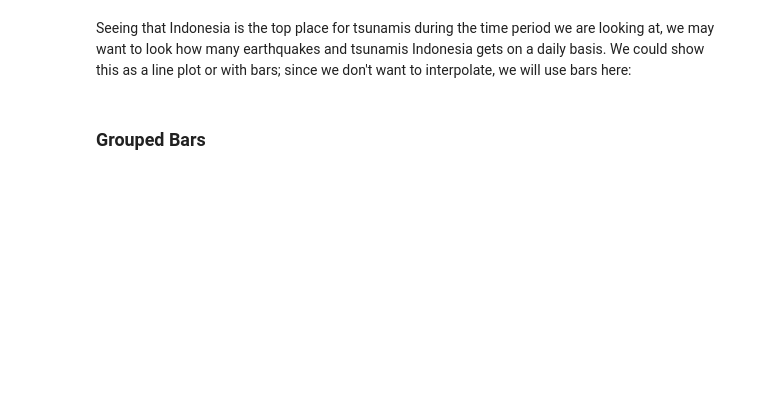
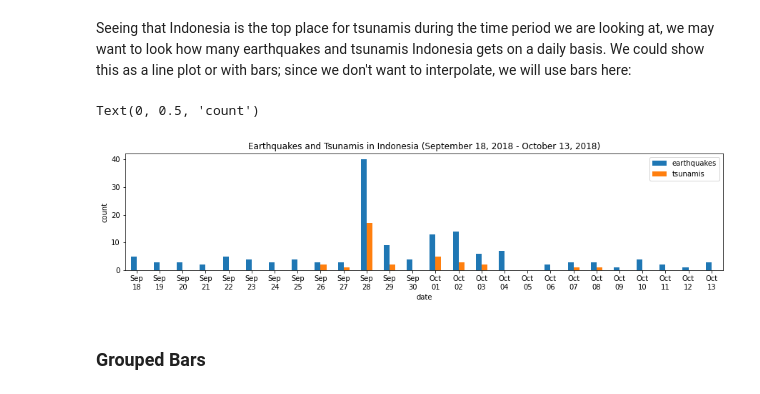
Before and after one commit to kevinsthompson/09-Hands-On-Data-Analysis-with-Pandas-2nd-edition, a Jupyter notebook: ch_05/2-plotting_with_pandas.ipynb, the cells around one changed output. Saved outputs shown, nothing was run; the diff lists cells and outputs as text; code cells hidden in the pictures; blank space fills up the shorter version.

```diff
--- a/ch_05/2-plotting_with_pandas.ipynb
+++ b/ch_05/2-plotting_with_pandas.ipynb
@@ -507,23 +538,32 @@ plt.xlabel('tsunamis') # label the x-axis (discussed in chapter 6)
 Seeing that Indonesia is the top place for tsunamis during the time period we are looking at, we may want to look how many earthquakes and tsunamis Indonesia gets on a daily basis. We could show this as a line plot or with bars; since we don't want to interpolate, we will use bars here:
 # %%
 indonesia_quakes = quakes.query('parsed_place == "Indonesia"').assign(
-    time=lambda x: pd.to_datetime(x.time, unit='ms'),
+    time=lambda x: pd.to_datetime(x['time'], unit='ms'),
     earthquake=1
 ).set_index('time').resample('1D').sum()
+# quakes
+# indonesia_quakes
 
 # format the datetimes in the index for the x-axis
 indonesia_quakes.index = indonesia_quakes.index.strftime('%b\n%d')
+# indonesia_quakes
 
 indonesia_quakes.plot(
-    y=['earthquake', 'tsunami'], kind='bar', figsize=(15, 3),
-    rot=0, label=['earthquakes', 'tsunamis'],
-    title='Earthquakes and Tsunamis in Indonesia '
+      y=['earthquake', 'tsunami']
+    , kind='bar'
+    , figsize=(15, 3)
+    , rot=0
+    , label=['earthquakes', 'tsunamis']
+    , title='Earthquakes and Tsunamis in Indonesia '
           '(September 18, 2018 - October 13, 2018)'
 )
 
 # label the axes (discussed in chapter 6)
 plt.xlabel('date')
 plt.ylabel('count')
+# %% [output]
+Text(0, 0.5, 'count')
+[figure, added]
 # %% [markdown]
 ### Grouped Bars
 # %%
```
Also changed, not shown: parts of 13 cells of this notebook, 1 other file.
